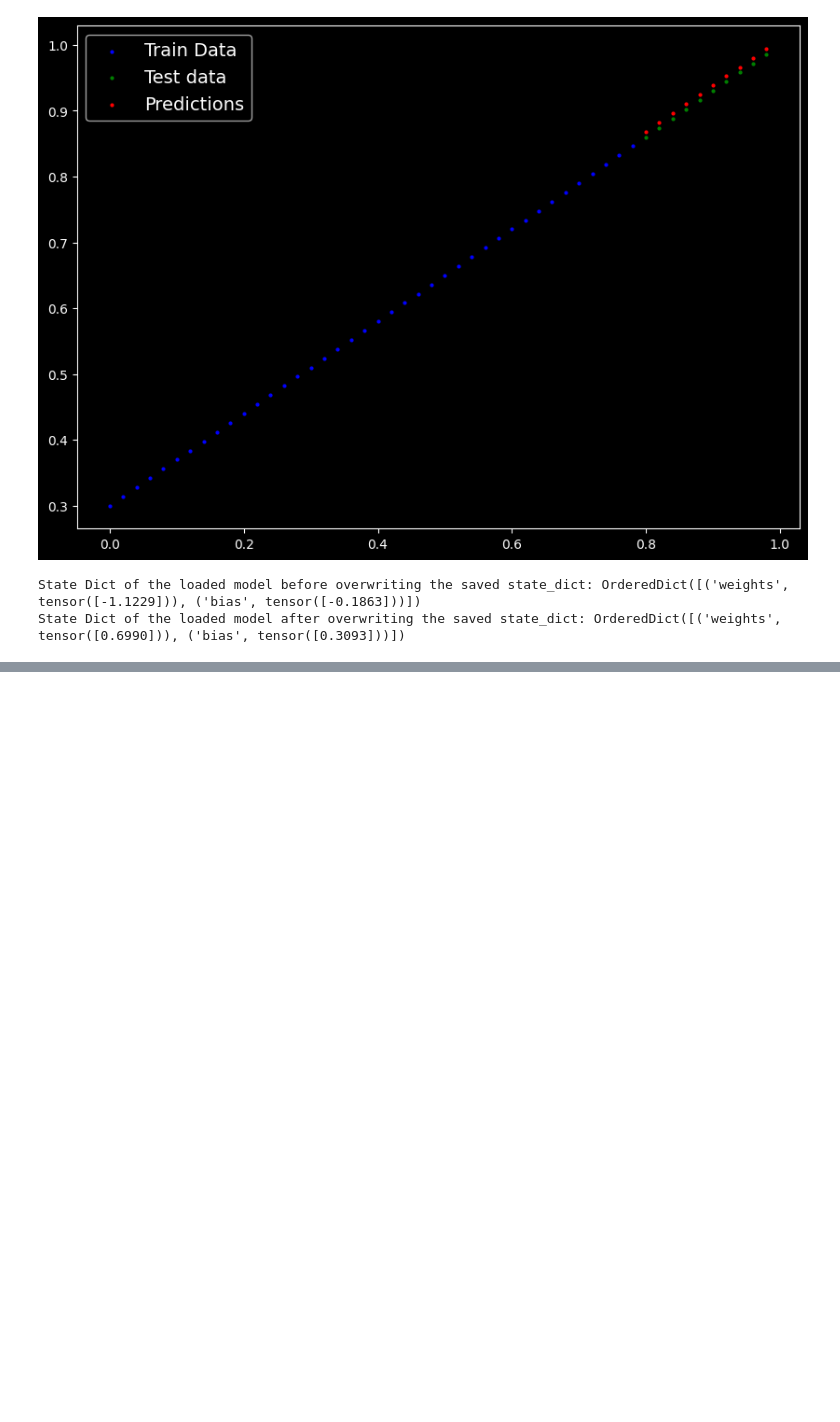
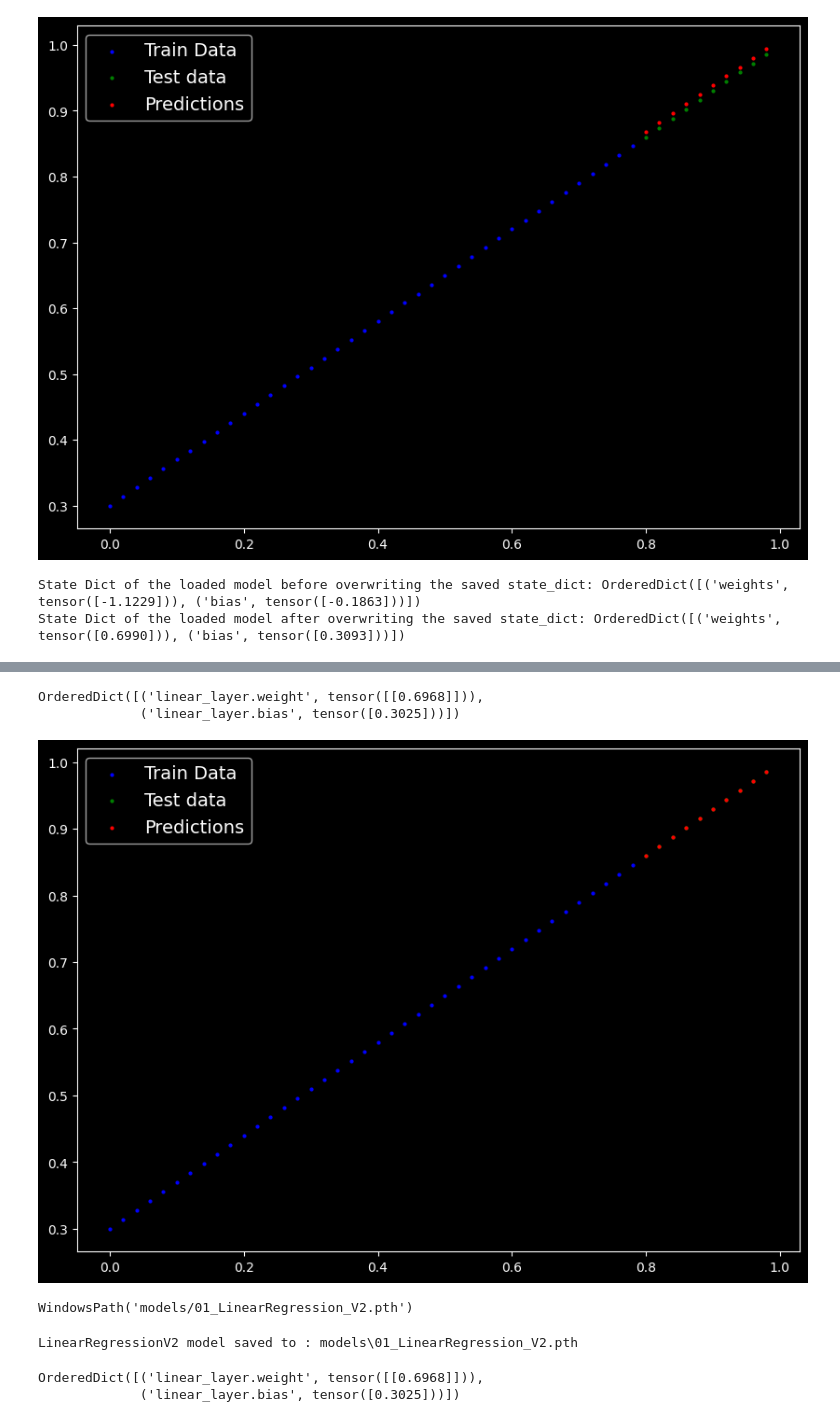
Before and after one commit to Muhammad-Zeerak-Khan/Zero_To_Mastery_X, a Jupyter notebook: ztm_pytorch/01_pytorch_workflow.ipynb, the cells around one changed output, grey strips where cells are left out. Cells and saved outputs as stored; diff of their text form; code cells hidden in the pictures; blank space fills up the shorter version.

```diff
--- a/ztm_pytorch/01_pytorch_workflow.ipynb
+++ b/ztm_pytorch/01_pytorch_workflow.ipynb
@@ -275,0 +390,42 @@ State Dict of the loaded model after overwriting the saved state_dict: OrderedDi
+# %%
+# Let's write the training loop
+NUM_EPOCHS = 200
+epoch_count = []
+train_loss_count = []
+test_loss_count = []
+for epoch in range(NUM_EPOCHS):
+    # Set the model in train mode explicitly, although that is the default behaviour
+    model_1.train()
+
+    # Perform the forward pass
+    y_pred = model_1(X_train)
+
+    # Compute the loss
+    train_loss = loss_fn(y_pred, y_train)
+
+    # Zero the optimizer grads for future epochs so that they dont accumulate
+    optimizer.zero_grad()
+
+    # Backpropagation
+    train_loss.backward()
+
+    # SGD (Perform the opimitization step)
+    optimizer.step()
+
+    # Testing
+
+    model_1.eval()
+
+    with torch.inference_mode():
+        y_pred_test = model_1(X_test)
+
+        test_loss = loss_fn(y_pred_test, y_test)
+
+        # Record the metrics
+        epoch_count.append(epoch)
+        train_loss_count.append(train_loss.item())
+        test_loss_count.append(test_loss.item())
+
+    if epoch % 10 == 0:
+        print(f"Epoch : {epoch} | TrainLoss: {train_loss} | TestLoss: {test_loss}")
+        print(model_1.state_dict())
@@ -275,0 +450,32 @@ State Dict of the loaded model after overwriting the saved state_dict: OrderedDi
+# %%
+model_1.state_dict()
+# %% [output]
+OrderedDict([('linear_layer.weight', tensor([[0.6968]])),
+             ('linear_layer.bias', tensor([0.3025]))])
+# %%
+# Let's plot the predictions
+plot_predictions(predictions=y_pred_test)
+# %% [output]
+[figure, added]
+# %%
+from pathlib import Path
+
+# Save the model
+MODEL_FILE_PATH = Path("models")
+MODEL_FILE_PATH.mkdir(mode=511, parents=True, exist_ok=True)
+MODEL_NAME = "01_LinearRegression_V2.pth"
+
+MODEL_SAVE_PATH = MODEL_FILE_PATH / MODEL_NAME
+MODEL_SAVE_PATH
+# %% [output]
+WindowsPath('models/01_LinearRegression_V2.pth')
+# %%
+torch.save(obj=model_1.state_dict(), f=MODEL_SAVE_PATH)
+print(f"LinearRegressionV2 model saved to : {MODEL_SAVE_PATH}")
+# %% [output]
+LinearRegressionV2 model saved to : models\01_LinearRegression_V2.pth
+# %%
+model_1.state_dict()
+# %% [output]
+OrderedDict([('linear_layer.weight', tensor([[0.6968]])),
+             ('linear_layer.bias', tensor([0.3025]))])
```
Also changed, not shown: parts of 24 cells of this notebook, 1 other file.
